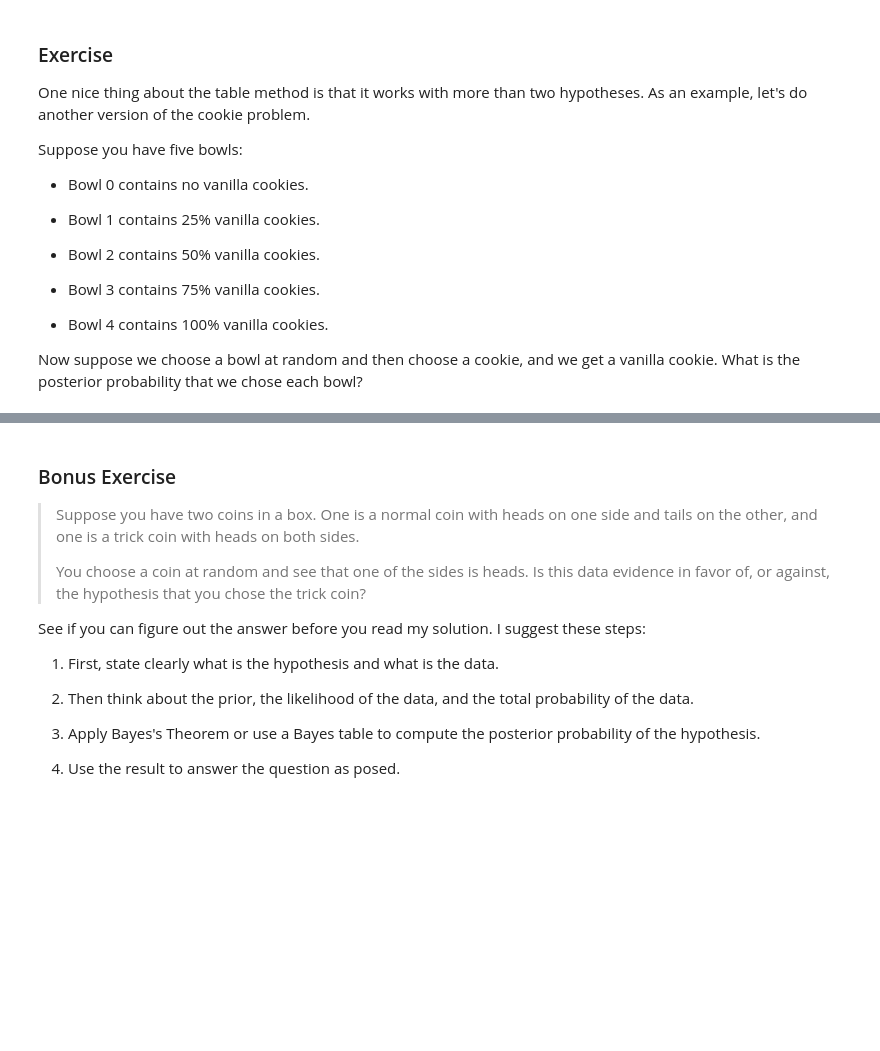
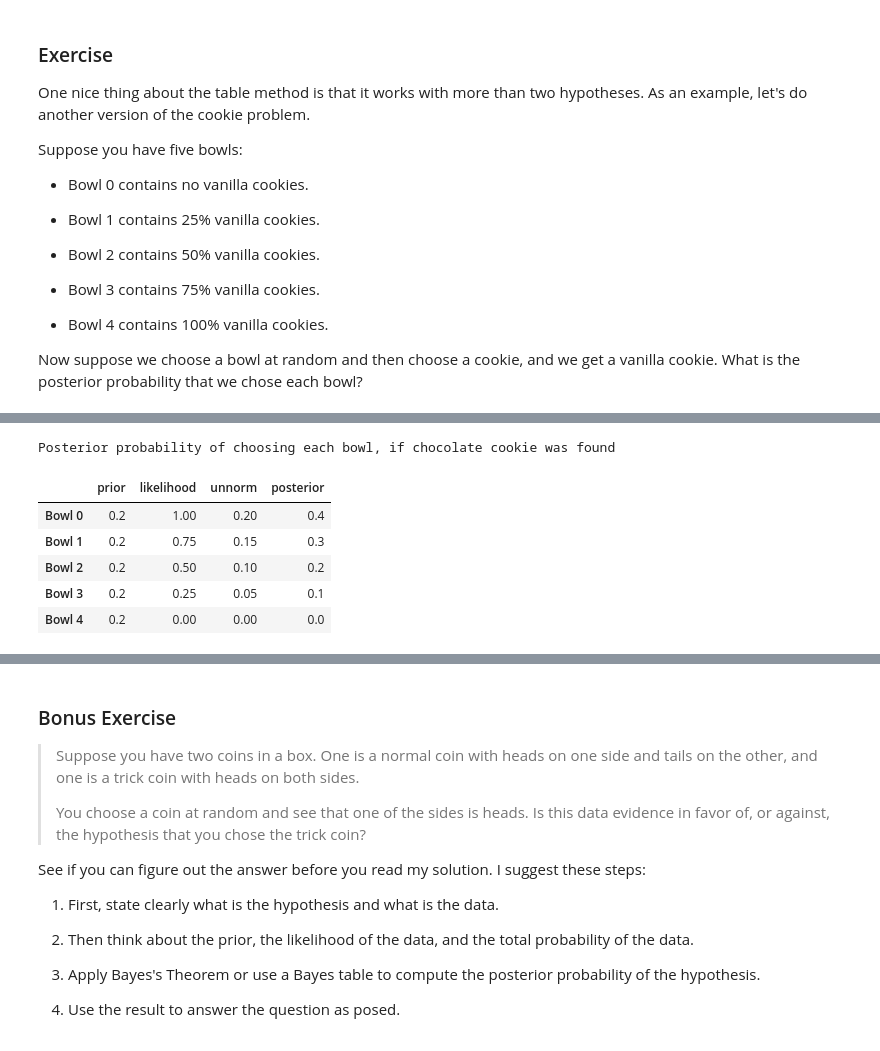
Before and after one commit to soumyatanwar/stats-and-more, a Jupyter notebook: 01_cookie.ipynb, the cells around one changed output, grey strips where cells are left out. Drawn from its saved outputs; the diff is of its cells as text; code cells hidden in the pictures; blank space fills up the shorter version.

```diff
--- a/01_cookie.ipynb
+++ b/01_cookie.ipynb
@@ -218,0 +317,11 @@ Now suppose we choose a bowl at random and then choose a cookie, and we get a va
+# %%
+print("Posterior probability of choosing each bowl, if chocolate cookie was found")
+make_bayes_table(hypos, priors, likelihood_chocolate)
+# %% [output]
+Posterior probability of choosing each bowl, if chocolate cookie was found
+|  | prior | likelihood | unnorm | posterior |
+| Bowl 0 | 0.2 | 1.00 | 0.20 | 0.4 |
+| Bowl 1 | 0.2 | 0.75 | 0.15 | 0.3 |
+| Bowl 2 | 0.2 | 0.50 | 0.10 | 0.2 |
+| Bowl 3 | 0.2 | 0.25 | 0.05 | 0.1 |
+| Bowl 4 | 0.2 | 0.00 | 0.00 | 0.0 |
```
Also changed, not shown: parts of 24 cells of this notebook.
